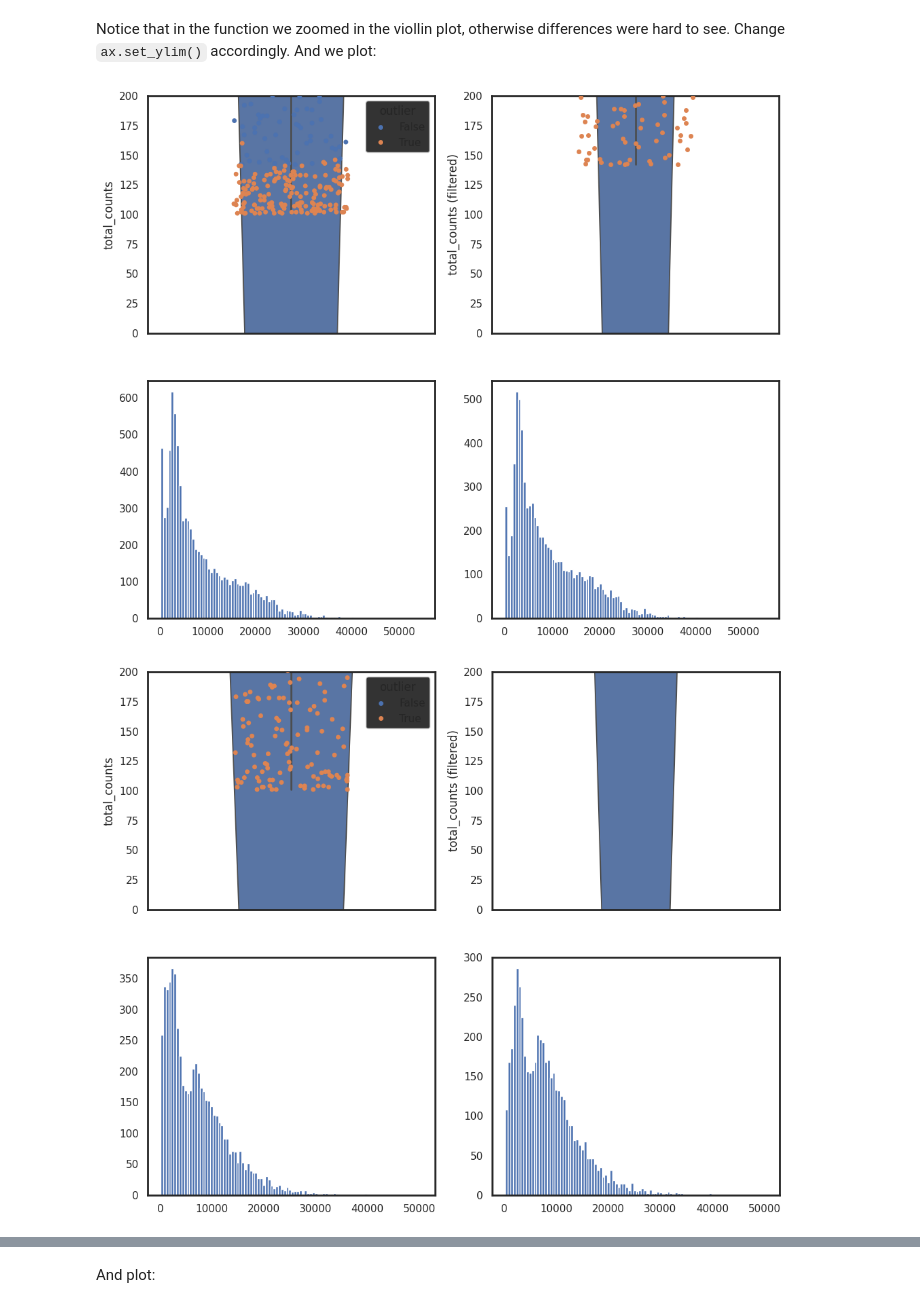
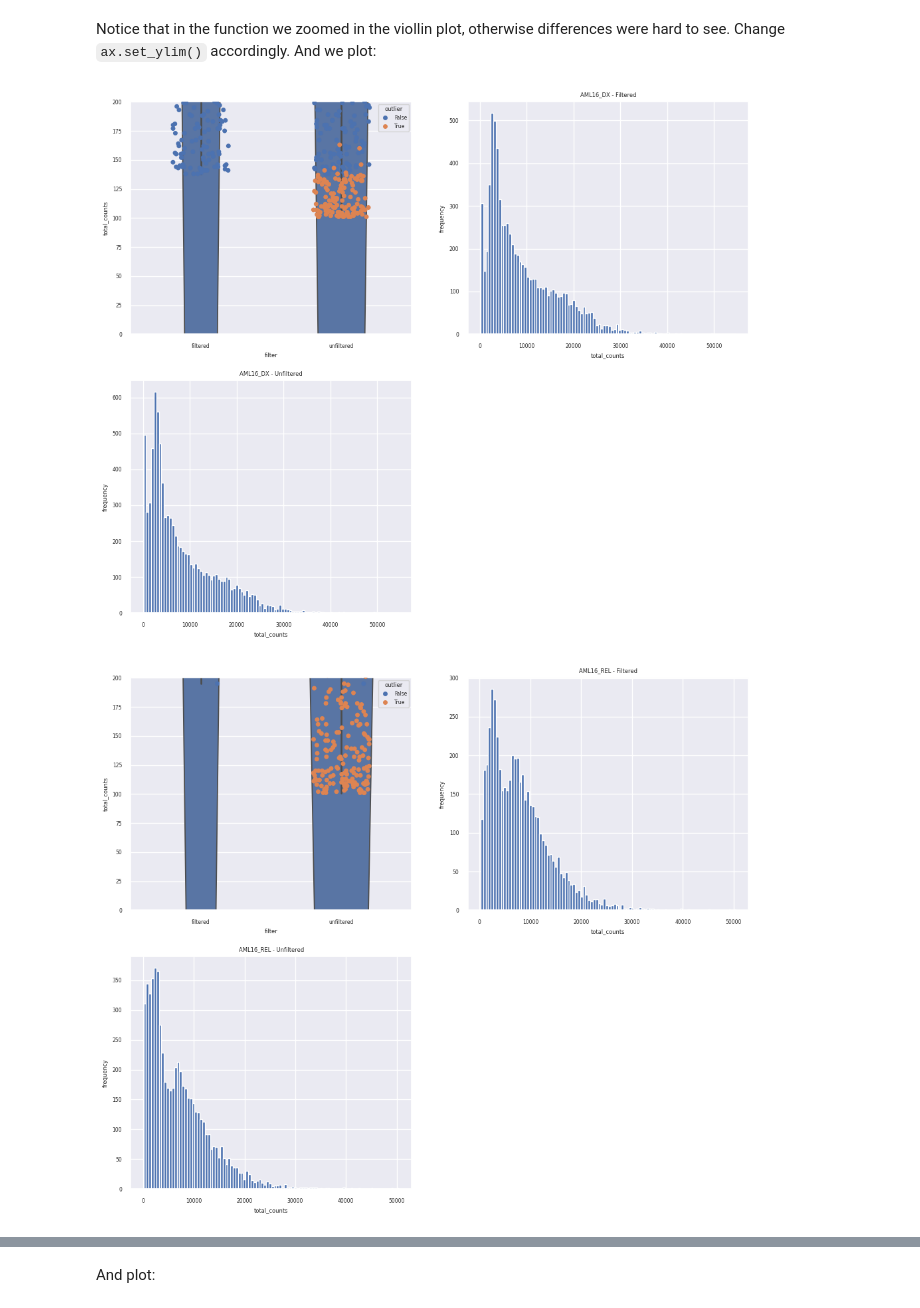
Before and after one commit to FernandoDuarteF/Jupyter-scRNA-seq, a Jupyter notebook: QC/QC.ipynb, the cells around one changed output, grey strips where cells are left out. Saved outputs shown, nothing was run; the diff lists cells and outputs as text; code cells hidden in the pictures.

```diff
--- a/QC/QC.ipynb
+++ b/QC/QC.ipynb
@@ -222,2 +155,2 @@ And apply the function to each anndata inside the ``adatas`` object, replacing i
 # %%
-adatas = [empty_drops(adata, vector) for adata,vector in zip(adatas,vectors)]
+adatas = [valid_drops(adata, sub) for adata,sub in zip(adatas,subset)]
@@ -363,31 +303,44 @@ Why apply the treshold to log-transformed data? A log-transformation is used to
 
 Let's plot our counts to see how our data changes after filtering. We will create a function for this purpose:
 # %%
-def plot_filt(adata):
-    # Plot all values
+def plot_filt_unfilt(adata):
+    # Create dataframes for easy plotting
+    df_filt = adata.obs[adata.obs["outlier"] == False].copy()
+    df_unfilt = adata.obs
+    # Add column for concatenation
+    df_filt["filter"] = "filtered"
+    df_unfilt["filter"] = "unfiltered"
+    # And concatenate
+    df = pd.concat([df_filt, df_unfilt])
+    df.reset_index(drop=True, inplace=True) #This is necessary for some reason. This will reset the index of df and drop the old index, ensuring that the index is unique and starts from 0 (ask chatgpt)
+
+    # Violin plot filtered vs unfiltered
     fig, ax = plt.subplots(2, 2 , figsize=(12, 10))
     #plt7 = sc.pl.violin(adata, "log1p_total_counts", ax = ax[0], show = False) # show = False is required for some reason
-    plot1 = sns.violinplot(y="total_counts", data=adata.obs, ax=ax[0,0])
-    plot2 = sns.stripplot(y="total_counts", data=adata.obs.sort_values("outlier"), hue="outlier", jitter=0.2, ax=ax[0,0])
+    sns.violinplot(y="total_counts", data=df, x="filter", ax=ax[0,0])
+    sns.stripplot(y="total_counts", data=df.sort_values("outlier"), x="filter", hue="outlier", jitter=0.2, ax=ax[0,0])
     ax[0,0].set_ylim(0, 200)
 
-    # Plot only values that are not outliers
-    plot3 = sns.violinplot(y="total_counts", data=adata.obs[adata.obs["outlier"] == False], ax=ax[0,1])
-    plot4 = sns.stripplot(y="total_counts", data=adata.obs[adata.obs["outlier"] == False], jitter=0.2, ax=ax[0,1])
-    plot3.set_ylabel("total_counts (filtered)")
-    ax[0,1].set_ylim(0, 200)
+    # Plot histogram of unfiltered and filtered values
+    # Filtered
+    ax[0,1].hist(df_filt["total_counts"], bins = 100)
+    ax[0,1].set_xlabel("total_counts")
+    ax[0,1].set_ylabel("frequency")
+    ax[0,1].set_title(df_filt["sample"].iloc[0]+ " - Filtered")
+    # Unfiltered
+    ax[1,0].hist(df_unfilt["total_counts"], bins = 100)
+    ax[1,0].set_xlabel("total_counts")
+    ax[1,0].set_ylabel("frequency")
+    ax[1,0].set_title(df_unfilt["sample"].iloc[0] + " - Unfiltered")
+    ax[1,1].axis("off")
 
-    # Plot histogram of unfiltered and filtered values
-    plot5 = ax[1,0].hist(adata.obs["total_counts"], bins = 100)
-    plot6 = ax[1,1].hist(adata.obs[adata.obs["outlier"] == False]["total_counts"], bins = 100)
-
-    return fig, ax, plot1, plot2, plot3, plot4, plot5, plot6
+    #return fig, ax, plot1, plot2, plot3, plot4, plot5, plot6
     #plt8 = sc.pl.violin(adata[adata.obs["outlier"] == False], "total_counts",
 # %% [markdown]
 Notice that in the function we zoomed in the viollin plot, otherwise differences were hard to see. Change ``ax.set_ylim()`` accordingly. And we plot:
 # %%
 for adata in adatas:
-    plot_filt(adata)
+    plot_filt_unfilt(adata)
 # %% [output]
-[figure, old version]
+[figure, new version]
-[figure, old version]
+[figure, new version]
```
Also changed, not shown: parts of 84 cells of this notebook, 1 other file.
